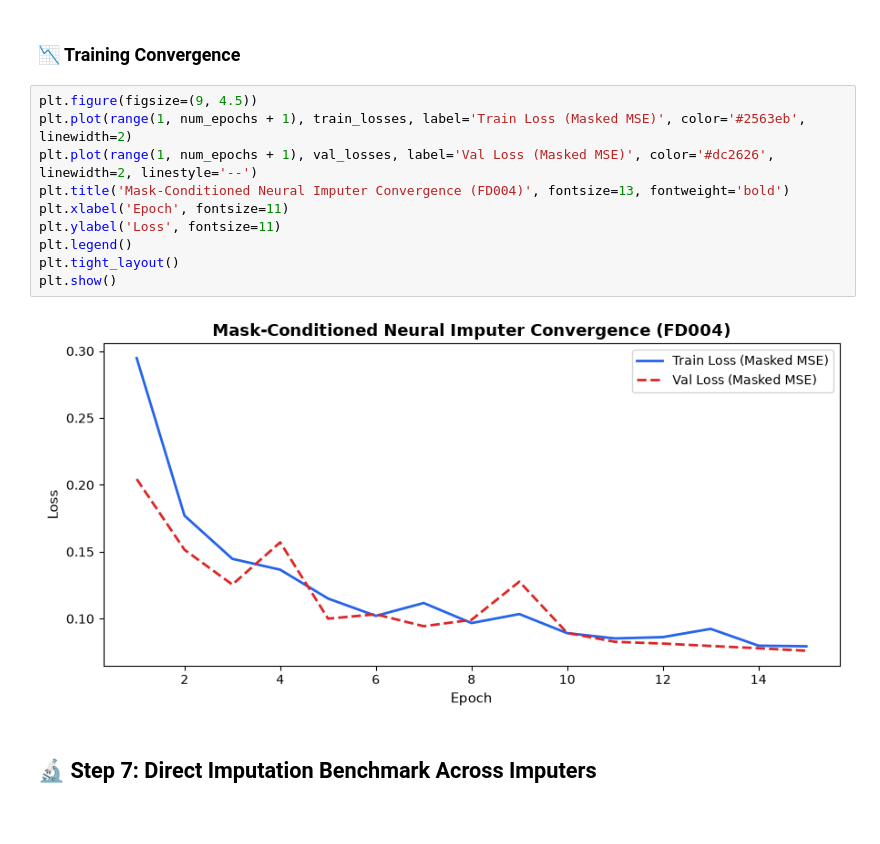
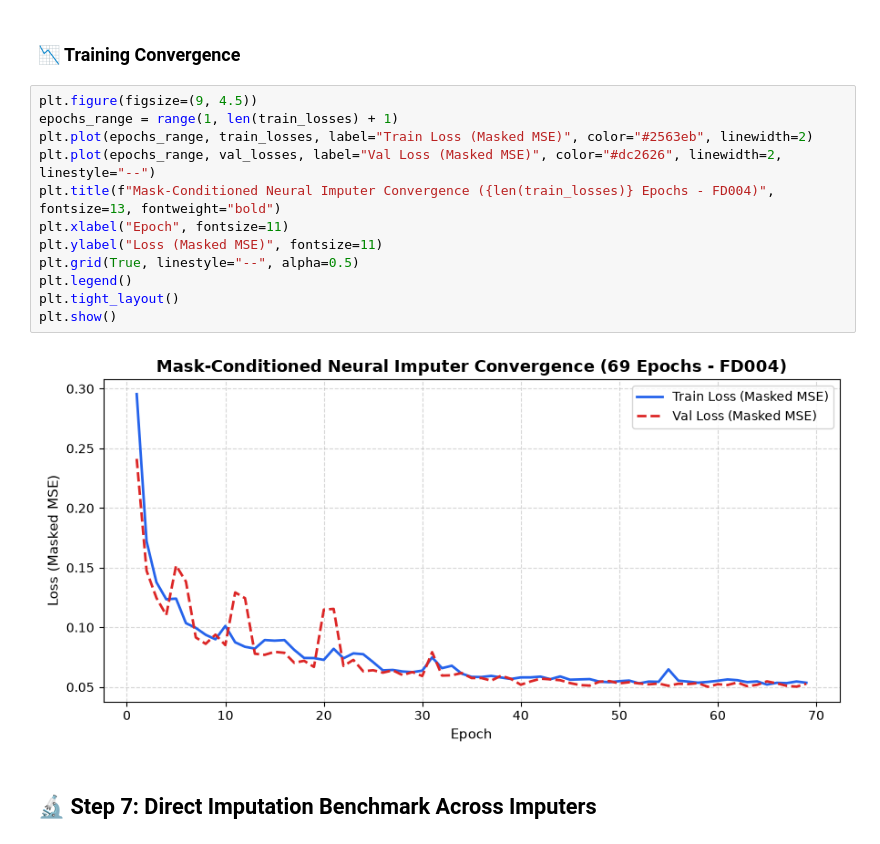
Before and after one commit to Sarforajgazi/Turbofan-Engine-Degradation-Simulation-Data-Set-CMAPSSData, a Jupyter notebook: cmapss_fd004_neural_imputer.ipynb, the cells around one changed output. Cells and saved outputs as stored; diff of their text form.

Commit message:
feat: add best-checkpoint tracking and early stopping to neural imputer training

```diff
--- a/cmapss_fd004_neural_imputer.ipynb
+++ b/cmapss_fd004_neural_imputer.ipynb
@@ -412,16 +537,18 @@ Epoch [15/15] | Train Loss: 0.0794 | Val Loss: 0.0760
 ### 📉 Training Convergence
 # %%
 plt.figure(figsize=(9, 4.5))
-plt.plot(range(1, num_epochs + 1), train_losses, label='Train Loss (Masked MSE)', color='#2563eb', linewidth=2)
-plt.plot(range(1, num_epochs + 1), val_losses, label='Val Loss (Masked MSE)', color='#dc2626', linewidth=2, linestyle='--')
-plt.title('Mask-Conditioned Neural Imputer Convergence (FD004)', fontsize=13, fontweight='bold')
-plt.xlabel('Epoch', fontsize=11)
-plt.ylabel('Loss', fontsize=11)
+epochs_range = range(1, len(train_losses) + 1)
+plt.plot(epochs_range, train_losses, label="Train Loss (Masked MSE)", color="#2563eb", linewidth=2)
+plt.plot(epochs_range, val_losses, label="Val Loss (Masked MSE)", color="#dc2626", linewidth=2, linestyle="--")
+plt.title(f"Mask-Conditioned Neural Imputer Convergence ({len(train_losses)} Epochs - FD004)", fontsize=13, fontweight="bold")
+plt.xlabel("Epoch", fontsize=11)
+plt.ylabel("Loss (Masked MSE)", fontsize=11)
+plt.grid(True, linestyle="--", alpha=0.5)
 plt.legend()
 plt.tight_layout()
 plt.show()
 # %% [output]
-[figure, old version]
+[figure, new version]
 # %% [markdown]
 ## 🔬 Step 7: Direct Imputation Benchmark Across Imputers
 # %%
```
Also changed, not shown: parts of 5 cells of this notebook, 1 other file.
